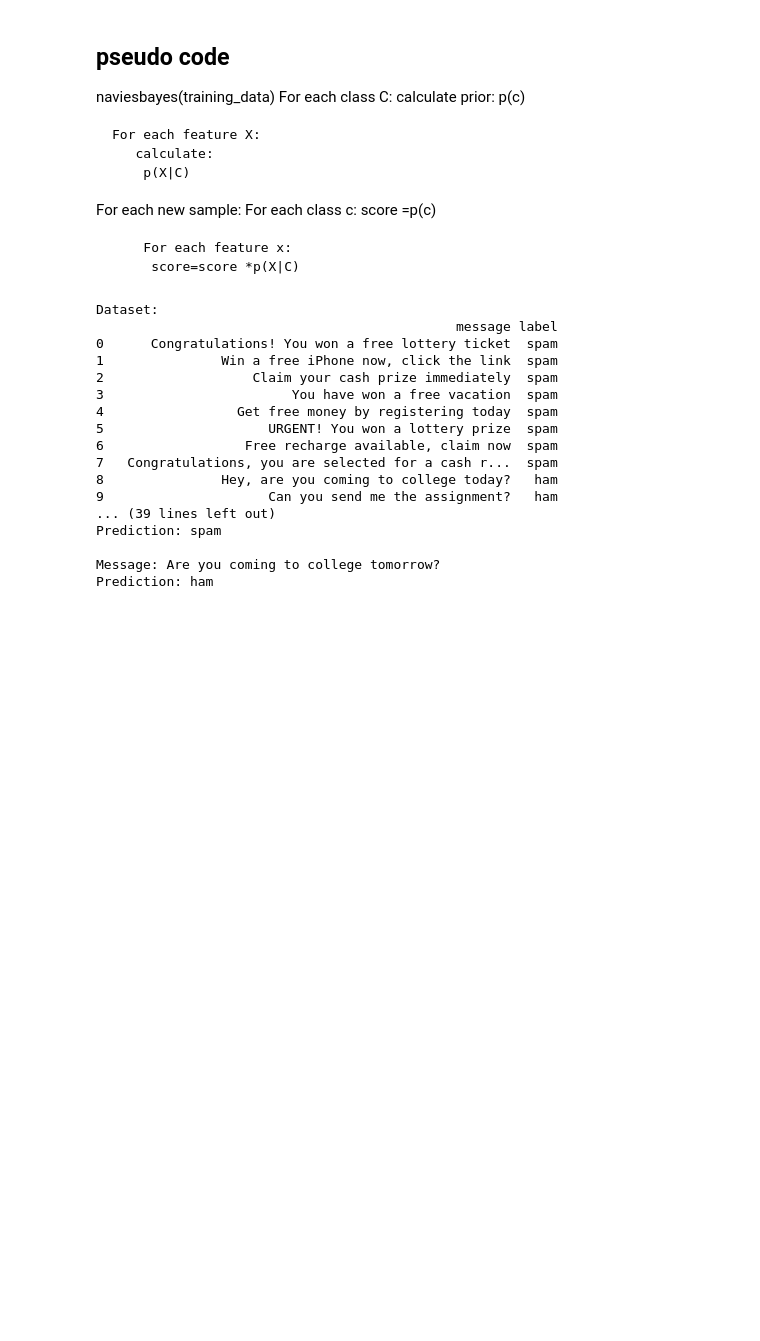
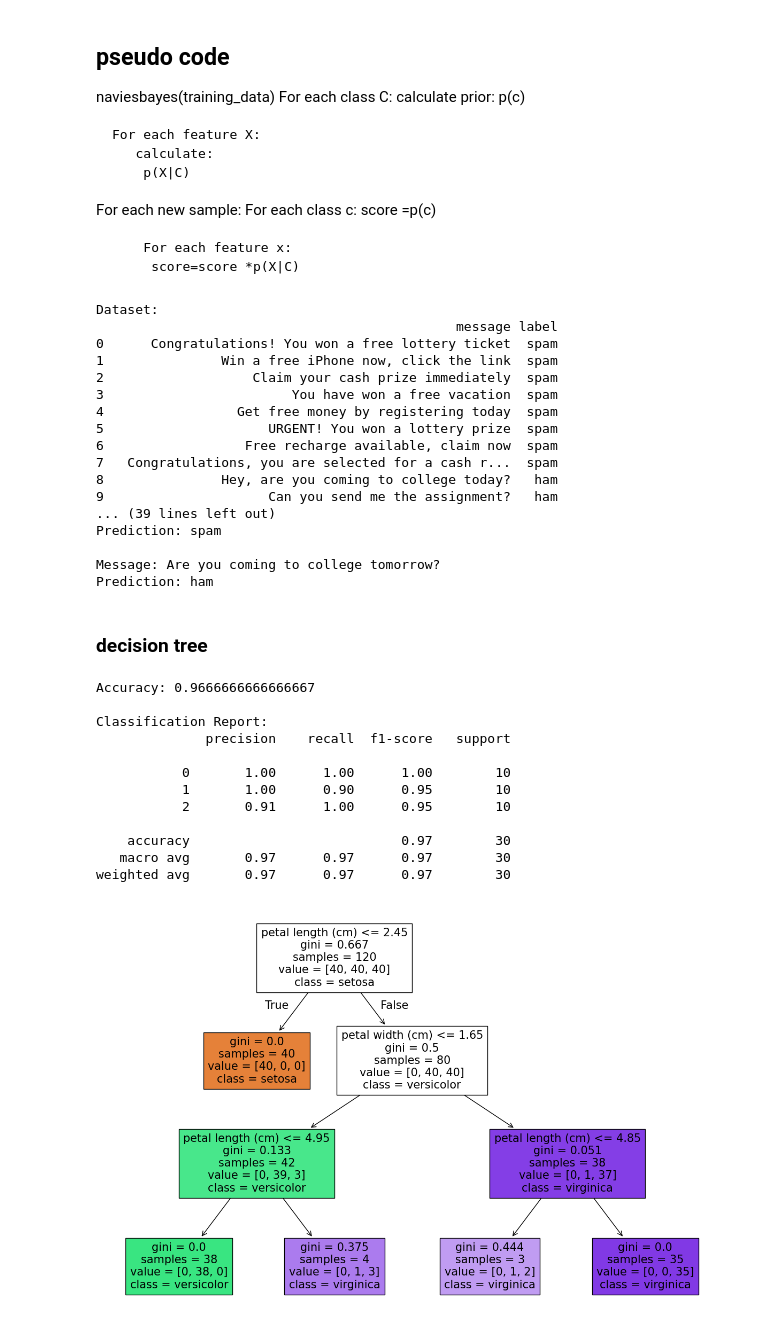
Before and after one commit to vdeekshith2007/NLP-BASICREASEARCH, a Jupyter notebook: machine-learning algorithms/linearregression,ridge and lasso.ipynb, the cells around one changed output. Cells and saved outputs as stored; diff of their text form; code cells hidden in the pictures; blank space fills up the shorter version.

Commit message:
decision making tree

```diff
--- a/machine-learning algorithms/linearregression,ridge and lasso.ipynb
+++ b/machine-learning algorithms/linearregression,ridge and lasso.ipynb
@@ -624,3 +624,76 @@ Prediction: spam
 
 Message: Are you coming to college tomorrow?
 Prediction: ham
+# %% [markdown]
+### decision tree
+# %%
+from sklearn.datasets import load_iris
+from sklearn.model_selection import train_test_split
+from sklearn.tree import DecisionTreeClassifier
+from sklearn.metrics import accuracy_score, classification_report
+from sklearn.tree import plot_tree
+import matplotlib.pyplot as plt
+
+
+# 1. Load dataset
+iris = load_iris()
+
+X = iris.data
+y = iris.target
+
+
+
+X_train, X_test, y_train, y_test = train_test_split(
+    X,
+    y,
+    test_size=0.2,
+    random_state=42,
+    stratify=y
+)
+
+
+
+model = DecisionTreeClassifier(
+    criterion="gini",
+    max_depth=3,
+    random_state=42
+)
+
+model.fit(X_train, y_train)
+
+
+y_pred = model.predict(X_test)
+
+
+
+accuracy = accuracy_score(y_test, y_pred)
+
+print("Accuracy:", accuracy)
+
+print("\nClassification Report:")
+print(classification_report(y_test, y_pred))
+
+plt.figure(figsize=(15, 10))
+
+plot_tree(
+    model,
+    feature_names=iris.feature_names,
+    class_names=iris.target_names,
+    filled=True
+)
+
+plt.show()
+# %% [output]
+Accuracy: 0.9666666666666667
+
+Classification Report:
+              precision    recall  f1-score   support
+
+           0       1.00      1.00      1.00        10
+           1       1.00      0.90      0.95        10
+           2       0.91      1.00      0.95        10
+
+    accuracy                           0.97        30
+   macro avg       0.97      0.97      0.97        30
+weighted avg       0.97      0.97      0.97        30
+[figure, added]
```
